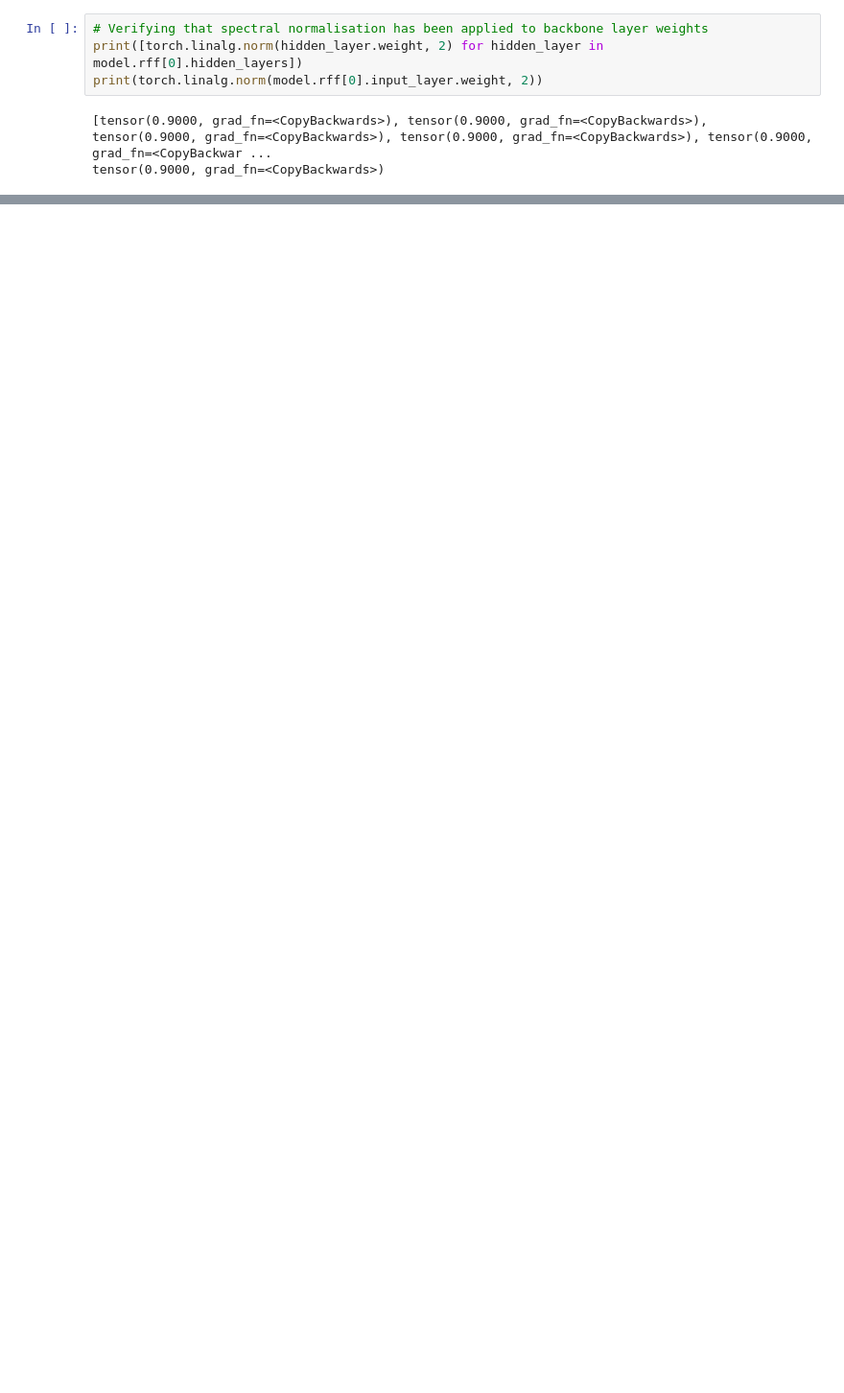
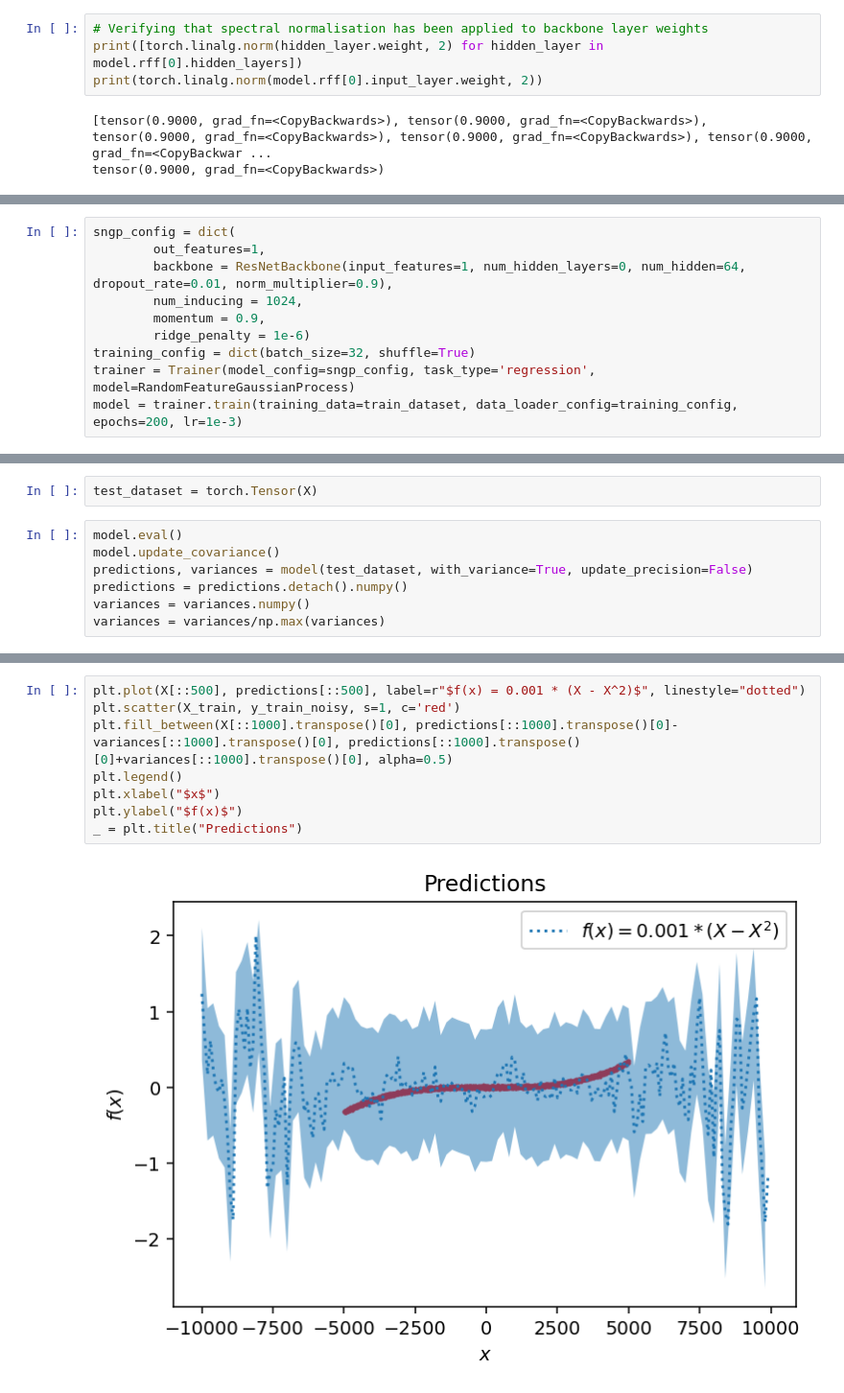
Before and after one commit to adityagoel4512/Spectral-normalized-Neural-Gaussian-Process-PyTorch, a Jupyter notebook: sngp.ipynb, the cells around one changed output, grey strips where cells are left out. Shown at 96% size. Drawn from its saved outputs; the diff is of its cells as text; blank space fills up the shorter version.

```diff
--- a/sngp.ipynb
+++ b/sngp.ipynb
@@ -426,0 +460,10 @@ tensor(0.9000, grad_fn=<CopyBackwards>)
+# %%
+sngp_config = dict(
+        out_features=1,
+        backbone = ResNetBackbone(input_features=1, num_hidden_layers=0, num_hidden=64, dropout_rate=0.01, norm_multiplier=0.9),
+        num_inducing = 1024,
+        momentum = 0.9,
+        ridge_penalty = 1e-6)
+training_config = dict(batch_size=32, shuffle=True)
+trainer = Trainer(model_config=sngp_config, task_type='regression', model=RandomFeatureGaussianProcess)
+model = trainer.train(training_data=train_dataset, data_loader_config=training_config, epochs=200, lr=1e-3)
@@ -426,0 +488,9 @@ tensor(0.9000, grad_fn=<CopyBackwards>)
+# %%
+test_dataset = torch.Tensor(X)
+# %%
+model.eval()
+model.update_covariance()
+predictions, variances = model(test_dataset, with_variance=True, update_precision=False)
+predictions = predictions.detach().numpy()
+variances = variances.numpy()
+variances = variances/np.max(variances)
@@ -426,0 +505,10 @@ tensor(0.9000, grad_fn=<CopyBackwards>)
+# %%
+plt.plot(X[::500], predictions[::500], label=r"$f(x) = 0.001 * (X - X^2)$", linestyle="dotted")
+plt.scatter(X_train, y_train_noisy, s=1, c='red')
+plt.fill_between(X[::1000].transpose()[0], predictions[::1000].transpose()[0]-variances[::1000].transpose()[0], predictions[::1000].transpose()[0]+variances[::1000].transpose()[0], alpha=0.5)
+plt.legend()
+plt.xlabel("$x$")
+plt.ylabel("$f(x)$")
+_ = plt.title("Predictions")
+# %% [output]
+[figure, added]
```
Also changed, not shown: parts of 16 cells of this notebook.
